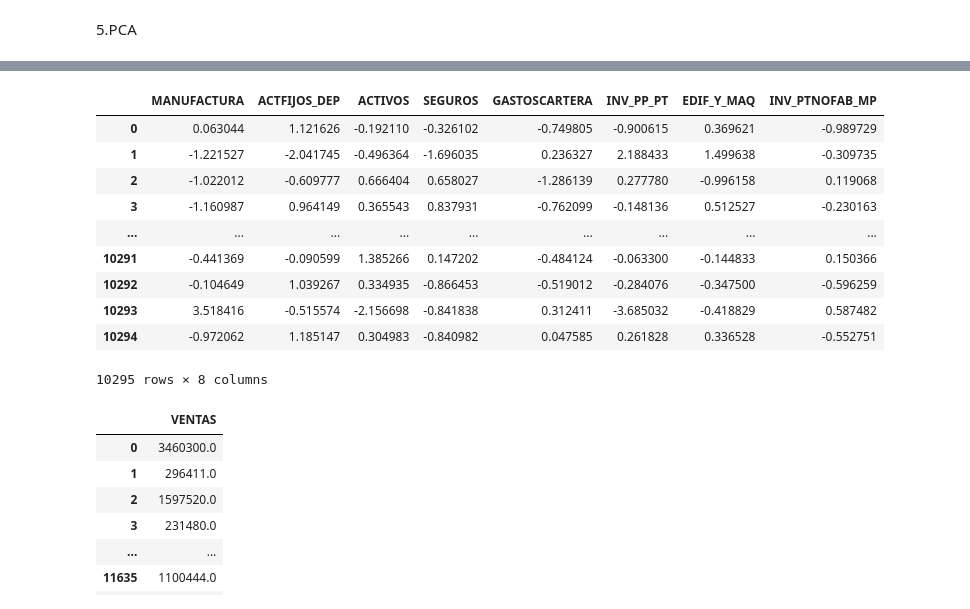
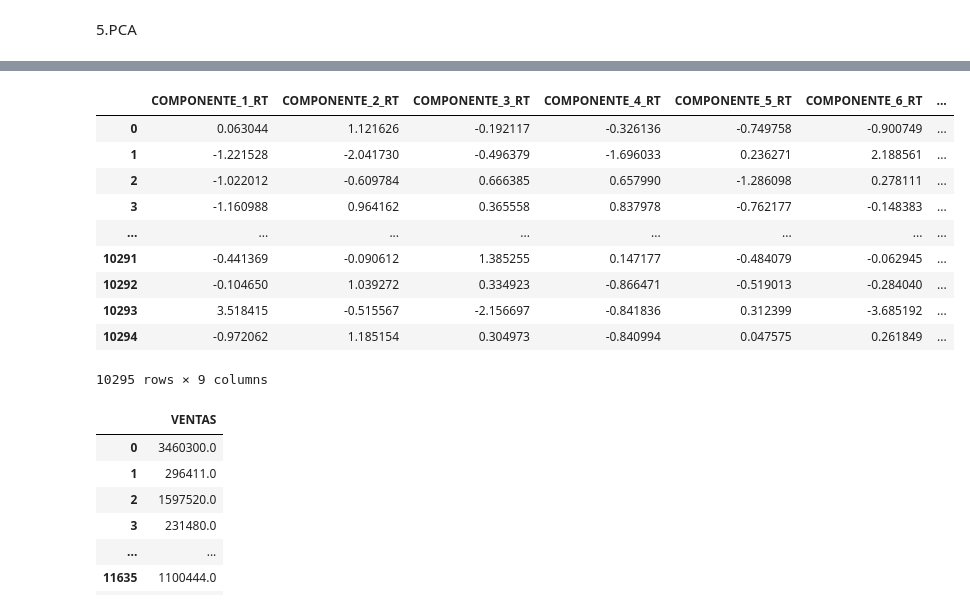
Before and after one commit to KatherinAcosta/Proyecto2018, a Jupyter notebook: 4.1.2 PCA Recursos Tangibles.ipynb, the cells around one changed output, grey strips where cells are left out. Cells and saved outputs as stored; diff of their text form; code cells hidden in the pictures.

```diff
--- a/4.1.2 PCA Recursos Tangibles.ipynb
+++ b/4.1.2 PCA Recursos Tangibles.ipynb
@@ -255,5 +274,5 @@ Y=X_std.dot(M_w) # Nuevos Y
 # %%
 from sklearn.decomposition import PCA
 
-sklearn_PCA= PCA(n_components=8)
+sklearn_PCA= PCA(n_components=9)
 Y_1=sklearn_PCA.fit_transform(X_std)
@@ -262,18 +279,18 @@ La primer componente se nombra manufactura porque comprende las inversiones en a
 # %%
-PCArecursos = pd.DataFrame(data = Y_1, columns = ['MANUFACTURA','ACTFIJOS_DEP','ACTIVOS','SEGUROS','GASTOSCARTERA','INV_PP_PT','EDIF_Y_MAQ','INV_PTNOFAB_MP'])
+PCArecursos = pd.DataFrame(data = Y_1, columns = ['COMPONENTE_1_RT','COMPONENTE_2_RT','COMPONENTE_3_RT','COMPONENTE_4_RT','COMPONENTE_5_RT','COMPONENTE_6_RT','COMPONENTE_7_RT','COMPONENTE_8_RT','COMPONENTE_9_RT'])
 PCArecursos.head(10295)
 # %% [output]
-|  | MANUFACTURA | ACTFIJOS_DEP | ACTIVOS | SEGUROS | GASTOSCARTERA | INV_PP_PT | EDIF_Y_MAQ | INV_PTNOFAB_MP |
-| 0 | 0.063044 | 1.121626 | -0.192110 | -0.326102 | -0.749805 | -0.900615 | 0.369621 | -0.989729 |
-| 1 | -1.221527 | -2.041745 | -0.496364 | -1.696035 | 0.236327 | 2.188433 | 1.499638 | -0.309735 |
-| 2 | -1.022012 | -0.609777 | 0.666404 | 0.658027 | -1.286139 | 0.277780 | -0.996158 | 0.119068 |
-| 3 | -1.160987 | 0.964149 | 0.365543 | 0.837931 | -0.762099 | -0.148136 | 0.512527 | -0.230163 |
-| ... | ... | ... | ... | ... | ... | ... | ... | ... |
-| 10291 | -0.441369 | -0.090599 | 1.385266 | 0.147202 | -0.484124 | -0.063300 | -0.144833 | 0.150366 |
-| 10292 | -0.104649 | 1.039267 | 0.334935 | -0.866453 | -0.519012 | -0.284076 | -0.347500 | -0.596259 |
-| 10293 | 3.518416 | -0.515574 | -2.156698 | -0.841838 | 0.312411 | -3.685032 | -0.418829 | 0.587482 |
-| 10294 | -0.972062 | 1.185147 | 0.304983 | -0.840982 | 0.047585 | 0.261828 | 0.336528 | -0.552751 |
+|  | COMPONENTE_1_RT | COMPONENTE_2_RT | COMPONENTE_3_RT | COMPONENTE_4_RT | COMPONENTE_5_RT | COMPONENTE_6_RT | ... |
+| 0 | 0.063044 | 1.121626 | -0.192117 | -0.326136 | -0.749758 | -0.900749 | ... |
+| 1 | -1.221528 | -2.041730 | -0.496379 | -1.696033 | 0.236271 | 2.188561 | ... |
+| 2 | -1.022012 | -0.609784 | 0.666385 | 0.657990 | -1.286098 | 0.278111 | ... |
+| 3 | -1.160988 | 0.964162 | 0.365558 | 0.837978 | -0.762177 | -0.148383 | ... |
+| ... | ... | ... | ... | ... | ... | ... | ... |
+| 10291 | -0.441369 | -0.090612 | 1.385255 | 0.147177 | -0.484079 | -0.062945 | ... |
+| 10292 | -0.104650 | 1.039272 | 0.334923 | -0.866471 | -0.519013 | -0.284040 | ... |
+| 10293 | 3.518415 | -0.515567 | -2.156697 | -0.841836 | 0.312399 | -3.685192 | ... |
+| 10294 | -0.972062 | 1.185154 | 0.304973 | -0.840994 | 0.047575 | 0.261849 | ... |
-10295 rows × 8 columns
+10295 rows × 9 columns
 # %%
 ventas=total[['VENTAS']].head(10295)
 ventas
```
Also changed, not shown: parts of 17 cells of this notebook.
